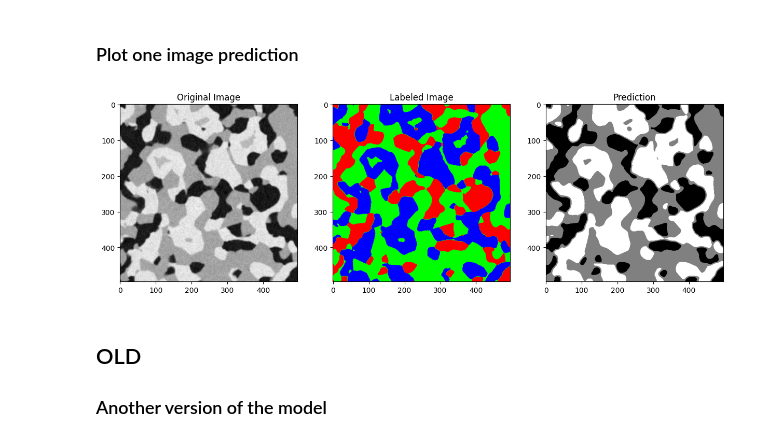
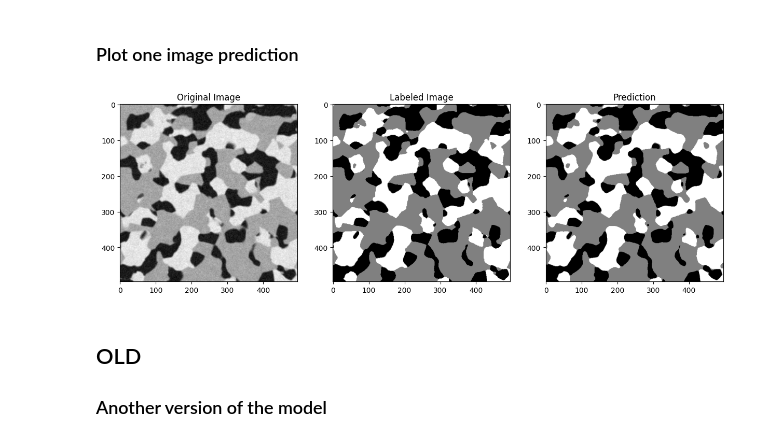
Before and after one commit to davidschep/xray-segmentation, a Jupyter notebook: UNet_Notebook.ipynb, the cells around one changed output. Drawn from its saved outputs; the diff is of its cells as text; code cells hidden in the pictures.

Commit message:
using johanns dataloader and fixed image visualization

```diff
--- a/UNet_Notebook.ipynb
+++ b/UNet_Notebook.ipynb
@@ -436,11 +462,12 @@ trans = transforms.Compose([
 
 # # Create another simulation dataset for test
 # TODO: split up datasets
-test_dataset = TIFFLoader('D:/GoodSync/edu_DTU/02456_deep_learning/xray-segmentation/testset/', transform=transforms.ToTensor())
-test_loader = DataLoader(test_dataset, batch_size=1, shuffle=False, num_workers=0)
+#test_dataset = TIFFLoader('D:/GoodSync/edu_DTU/02456_deep_learning/xray-segmentation/testset/', transform=transforms.ToTensor())
+#test_loader = DataLoader(test_dataset, batch_size=1, shuffle=False, num_workers=0)
+loaders = get_data_loaders()
 
 # Get the first batch
-inputs, labels = next(iter(test_loader))
+inputs, labels = next(iter(loaders['val']))
 inputs = inputs.to(device)
 labels = labels.to(device)
 
@@ -611,3 +497,19 @@ for x in range(len(discrete_pred)):
+# %%
+# THIS IS FOR 3 OUTPUT CLASSES
+
+def prob_to_gray(probabilities):
+    """
+    Convert probabilities for 3 classes to a grayscale image
+
+    Args:
+        probabilities (numpy array): [3,496,496]
+
+    Returns:
+        numpy array: [496,496] grayscale images, ranging [0.0, 1.0]
+    """
+    return np.argmax(probabilities, 0) * 0.5
+
+#print(prob_to_gray(pred[0]).shape)
 # %%
 print(np.argmax(pred, 0))
 print(pred[:,0,0])
@@ -634,32 +535,33 @@ total: 246016
 # %% [markdown]
 ### Plot one image prediction
 # %%
+
 import matplotlib.pyplot as plt
 
 plt.figure(figsize=(15, 5))  # Increase the figure size for better visibility
 
 # Plot the original image
 plt.subplot(1, 3, 1)  # 1 row, 3 columns, first subplot
-plt.imshow(np.swapaxes(inputs[0].cpu(), 0, 2), cmap='gray')
+img_original = inputs[0].cpu()[0,:,:]
+plt.imshow(img_original, cmap='gray')
 plt.title('Original Image')
 
 # Plot the labeled image
 plt.subplot(1, 3, 2)  # 1 row, 3 columns, second subplot
-plt.imshow(np.swapaxes(labels[0].cpu(), 0, 2), cmap='gray')  # You might not need cmap='gray' if it's a color label image
+img_labeled = prob_to_gray(labels[0].cpu())
+plt.imshow(img_labeled, cmap='gray')  # You might not need cmap='gray' if it's a color label image
 plt.title('Labeled Image')
 
 # Plot the prediction image
 plt.subplot(1, 3, 3)  # 1 row, 3 columns, third subplot
-#plt.imshow(first_pred, cmap='gray')
-#plt.imshow(discrete_pred, cmap='gray')
-plt.imshow(np.argmax(pred[0].swapaxes(1,2), 0)*0.1, cmap='gray')
-#plt.imshow(np.swapaxes(pred[0], 0, 2), cmap='gray')
+img_predicted = prob_to_gray(pred[0])
+plt.imshow(img_predicted, cmap='gray')
 plt.title('Prediction')
 
 # Show the plot
 plt.show()
 # %% [output]
-[figure, old version]
+[figure, new version]
 # %% [markdown]
 ## OLD
 ### Another version of the model
```
Also changed, not shown: parts of 14 cells of this notebook.
